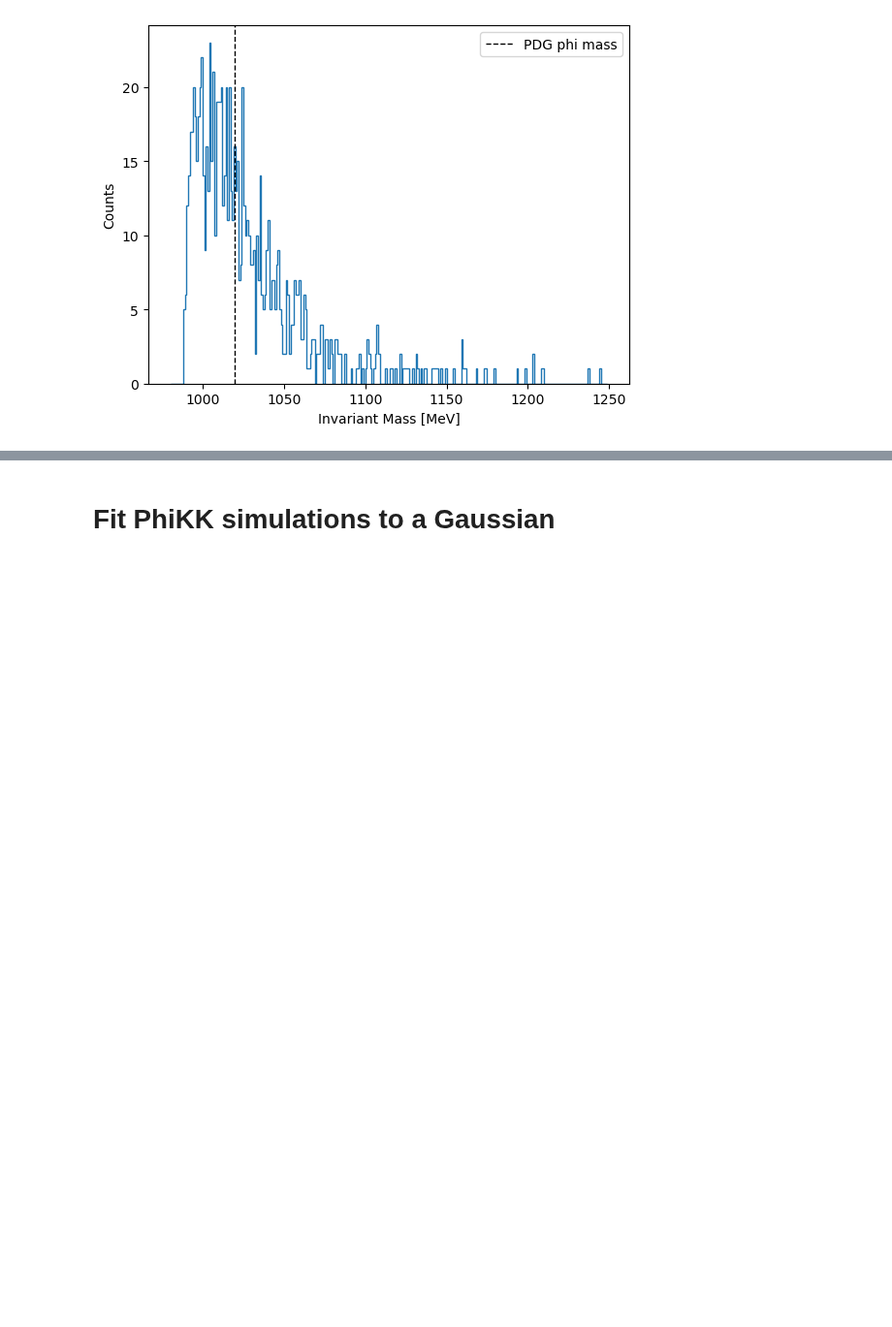
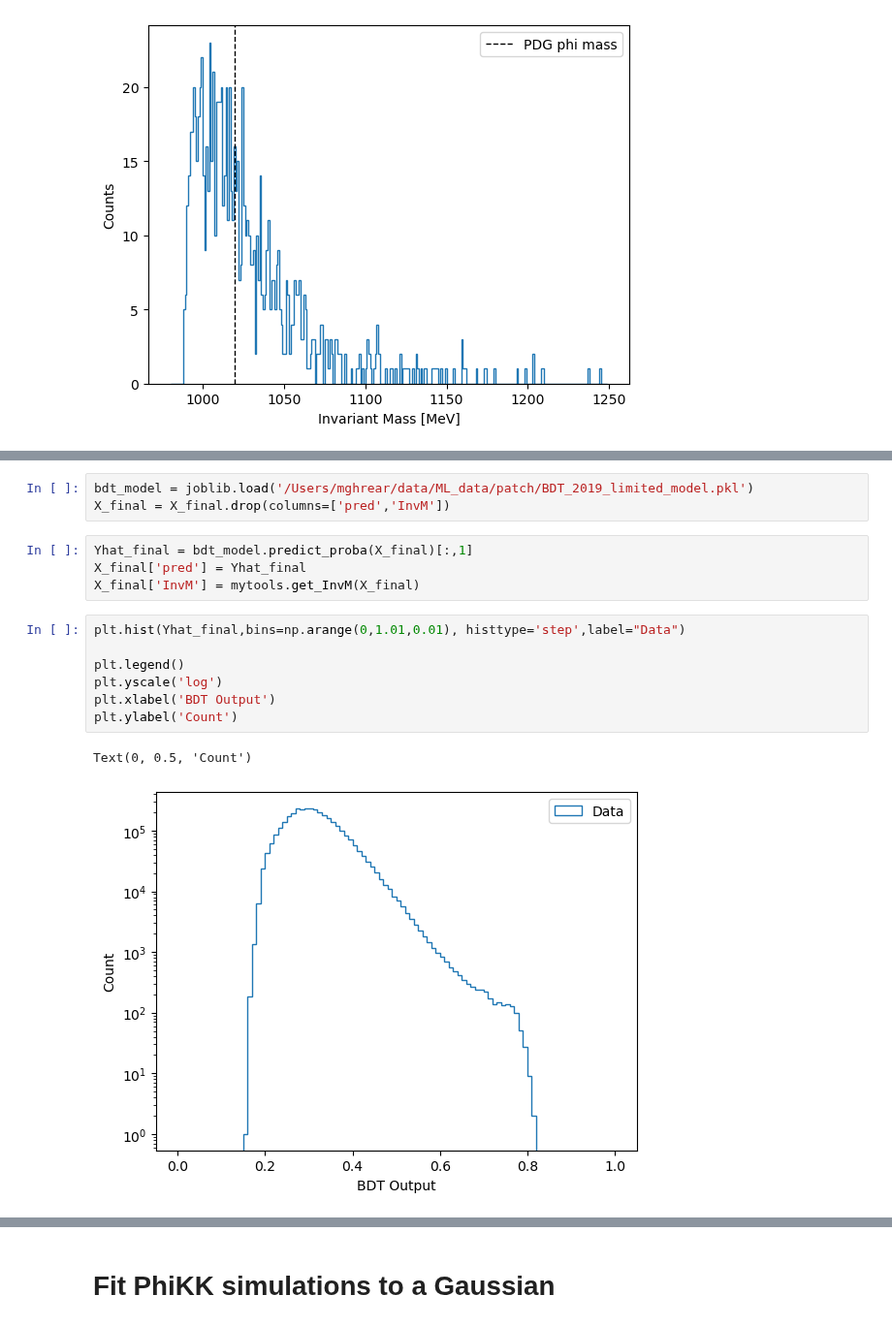
Before and after one commit to mghrear/pivoting-ANN, a Jupyter notebook: compare_models.ipynb, the cells around one changed output, grey strips where cells are left out. Shown at 97% size. Cells and saved outputs as stored; diff of their text form; blank space fills up the shorter version.

```diff
--- a/compare_models.ipynb
+++ b/compare_models.ipynb
@@ -400,0 +466,17 @@ plt.legend()
+# %%
+bdt_model = joblib.load('/Users/mghrear/data/ML_data/patch/BDT_2019_limited_model.pkl')
+X_final = X_final.drop(columns=['pred','InvM'])
+# %%
+Yhat_final = bdt_model.predict_proba(X_final)[:,1]
+X_final['pred'] = Yhat_final
+X_final['InvM'] = mytools.get_InvM(X_final)
+# %%
+plt.hist(Yhat_final,bins=np.arange(0,1.01,0.01), histtype='step',label="Data")
+
+plt.legend()
+plt.yscale('log')
+plt.xlabel('BDT Output')
+plt.ylabel('Count')
+# %% [output]
+Text(0, 0.5, 'Count')
+[figure, added]
```
Also changed, not shown: parts of 9 cells of this notebook, 5 other files.
